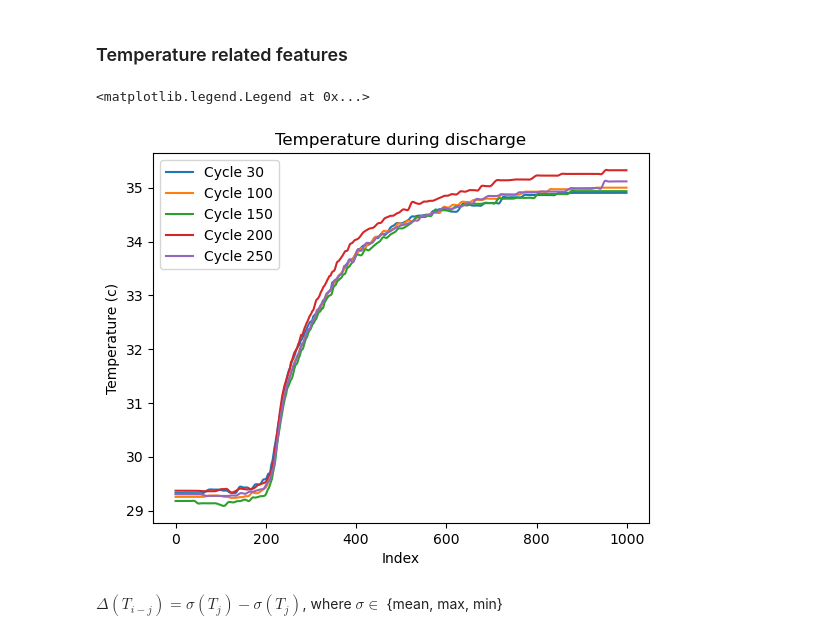
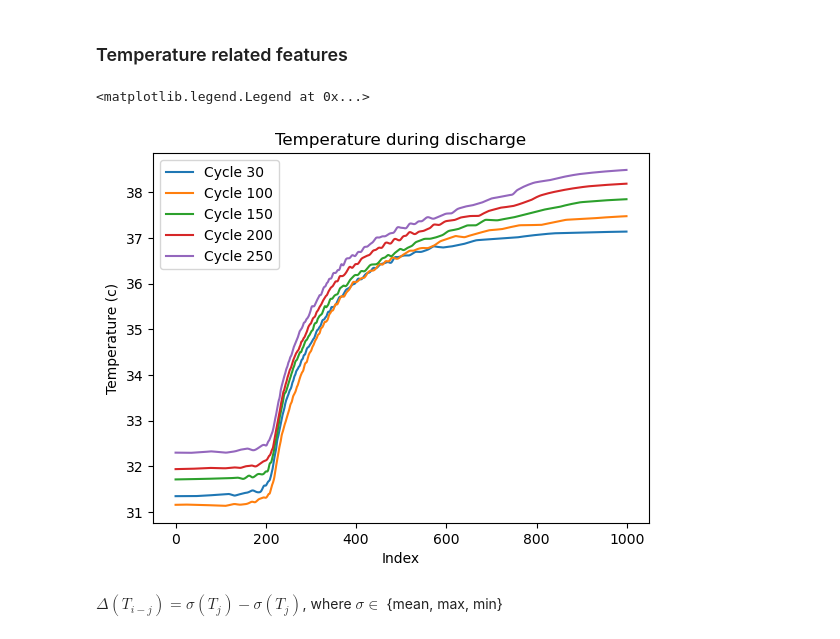
Before and after one commit to tai-jungchen/Lithium-ion-battery-life-prediction, a Jupyter notebook: bat_data_processing.ipynb, the cells around one changed output. Saved outputs shown, nothing was run; the diff lists cells and outputs as text; code cells hidden in the pictures.

```diff
--- a/bat_data_processing.ipynb
+++ b/bat_data_processing.ipynb
@@ -367,19 +367,19 @@ p5: -0.013948834084194834, p6: 1.0019773566638202, p7: 1.0922213297627286
 # %% [markdown]
 ### Temperature related features
 # %%
-plt.plot(bat_dict['b1c0']['cycles']['30']['Tdlin'])
-plt.plot(bat_dict['b1c0']['cycles']['100']['Tdlin'])
-plt.plot(bat_dict['b1c0']['cycles']['150']['Tdlin'])
-plt.plot(bat_dict['b1c0']['cycles']['200']['Tdlin'])
-plt.plot(bat_dict['b1c0']['cycles']['250']['Tdlin'])
+plt.plot(bat_dict['b3c11']['cycles']['30']['Tdlin'])
+plt.plot(bat_dict['b3c11']['cycles']['100']['Tdlin'])
+plt.plot(bat_dict['b3c11']['cycles']['150']['Tdlin'])
+plt.plot(bat_dict['b3c11']['cycles']['200']['Tdlin'])
+plt.plot(bat_dict['b3c11']['cycles']['250']['Tdlin'])
 
 plt.xlabel("Index")
 plt.ylabel("Temperature (c)")
 plt.title("Temperature during discharge")
 plt.legend(["Cycle 30", "Cycle 100", "Cycle 150", "Cycle 200", "Cycle 250"])
 # %% [output]
 <matplotlib.legend.Legend at 0x...>
-[figure, old version]
+[figure, new version]
 # %% [markdown]
 $\Delta(T_{i-j}) =  \sigma(T_{j}) - \sigma(T_{j})$, where $\sigma \in$ {mean, max, min}
 # %% [markdown]
```
Also changed, not shown: 1 other file.
